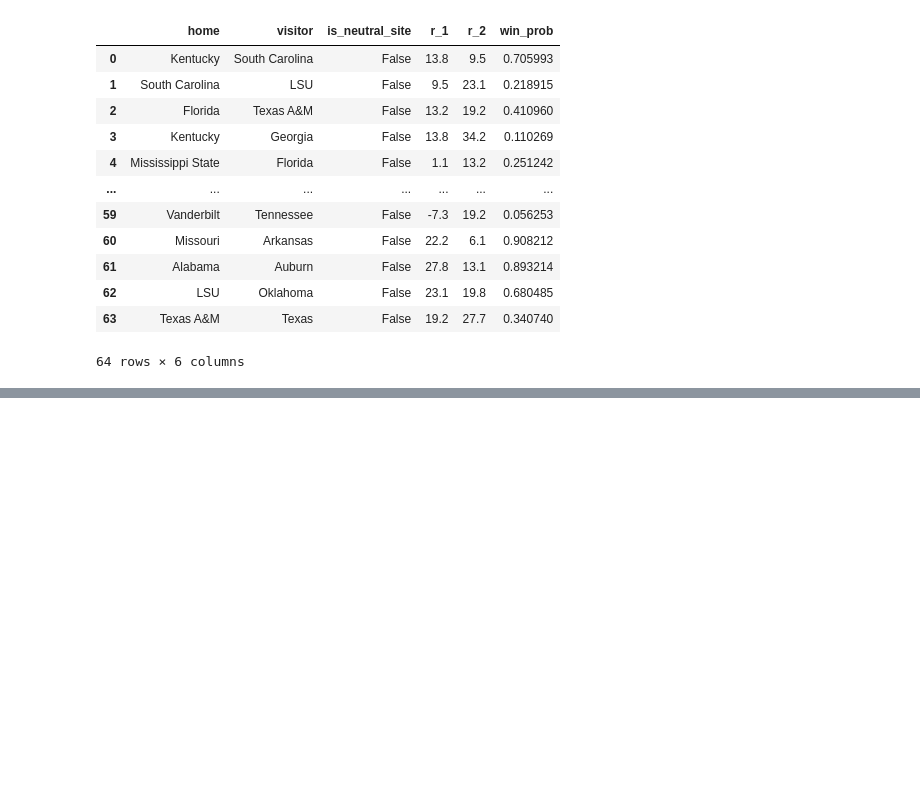
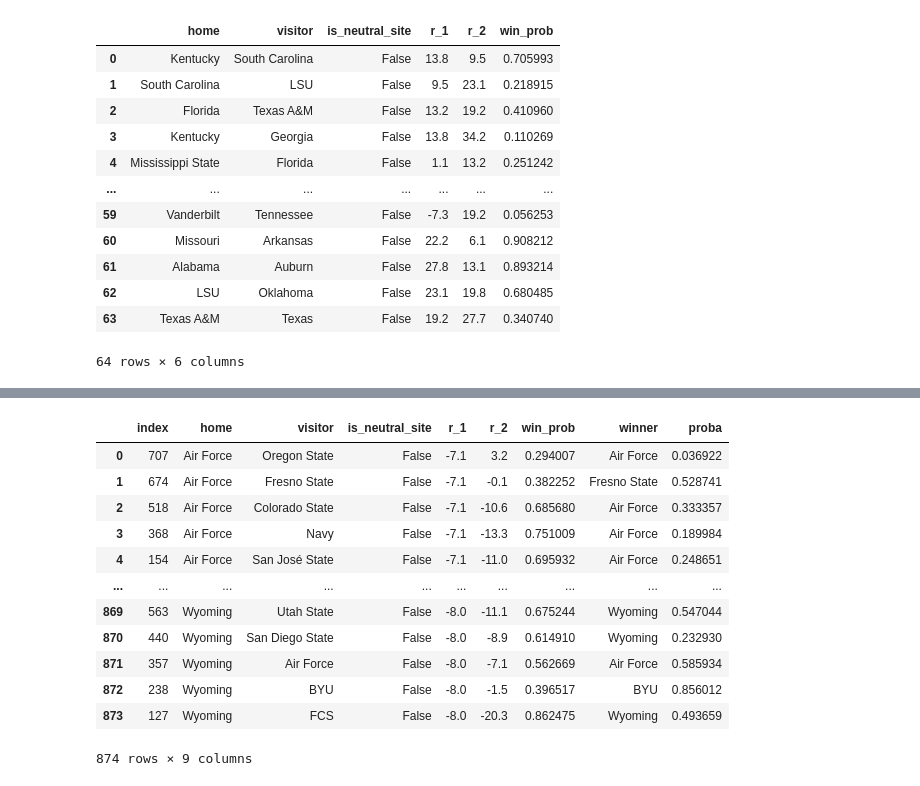
Before and after one commit to michaeledge27/SportsAnalytics, a Jupyter notebook: projects/SECSimulation.ipynb, the cells around one changed output, grey strips where cells are left out. Cells and saved outputs as stored; diff of their text form; code cells hidden in the pictures; blank space fills up the shorter version.

```diff
--- a/projects/SECSimulation.ipynb
+++ b/projects/SECSimulation.ipynb
@@ -225,0 +303,3 @@ sorted_wins
+# %%
+fullRankings = pd.read_csv('https://github.com/michaeledge27/SportsAnalytics/raw/refs/heads/main/data/cleanedFullRankings.csv')
+fullRankings
@@ -225,0 +336,3 @@ sorted_wins
+# %%
+ratings = dict(zip(fullRankings['Team'], fullRankings['SP+']))
+ratings
@@ -225,0 +357,4 @@ sorted_wins
+# %%
+fullSchedule['r_1'] = fullSchedule['home'].map(ratings)
+fullSchedule['r_2'] = fullSchedule['visitor'].map(ratings)
+fullSchedule
@@ -225,0 +375,7 @@ sorted_wins
+# %%
+for i, row in fullSchedule.iterrows():
+    if row['is_neutral_site'] == True:
+      fullSchedule.loc[i, 'win_prob'] = win_prob(row['r_1'], row['r_2'], alpha=0.12, h=0)
+    else:
+      fullSchedule.loc[i, 'win_prob'] = win_prob(row['r_1'], row['r_2'], alpha=0.12, h=3)
+fullSchedule
@@ -225,0 +396,23 @@ sorted_wins
+# %%
+for i, row in fullSchedule.iterrows():
+    prob = random.random()
+    if prob < row['win_prob']:
+        fullSchedule.loc[i, 'winner'] = row['home']
+    else:
+        fullSchedule.loc[i, 'winner'] = row['visitor']
+    fullSchedule.loc[i, 'proba'] = prob
+fullSchedule
+# %% [output]
+|  | index | home | visitor | is_neutral_site | r_1 | r_2 | win_prob | winner | proba |
+| 0 | 707 | Air Force | Oregon State | False | -7.1 | 3.2 | 0.294007 | Air Force | 0.036922 |
+| 1 | 674 | Air Force | Fresno State | False | -7.1 | -0.1 | 0.382252 | Fresno State | 0.528741 |
+| 2 | 518 | Air Force | Colorado State | False | -7.1 | -10.6 | 0.685680 | Air Force | 0.333357 |
+| 3 | 368 | Air Force | Navy | False | -7.1 | -13.3 | 0.751009 | Air Force | 0.189984 |
+| 4 | 154 | Air Force | San José State | False | -7.1 | -11.0 | 0.695932 | Air Force | 0.248651 |
+| ... | ... | ... | ... | ... | ... | ... | ... | ... | ... |
+| 869 | 563 | Wyoming | Utah State | False | -8.0 | -11.1 | 0.675244 | Wyoming | 0.547044 |
+| 870 | 440 | Wyoming | San Diego State | False | -8.0 | -8.9 | 0.614910 | Wyoming | 0.232930 |
+| 871 | 357 | Wyoming | Air Force | False | -8.0 | -7.1 | 0.562669 | Air Force | 0.585934 |
+| 872 | 238 | Wyoming | BYU | False | -8.0 | -1.5 | 0.396517 | BYU | 0.856012 |
+| 873 | 127 | Wyoming | FCS | False | -8.0 | -20.3 | 0.862475 | Wyoming | 0.493659 |
+874 rows × 9 columns
```
Also changed, not shown: parts of 18 cells of this notebook.
